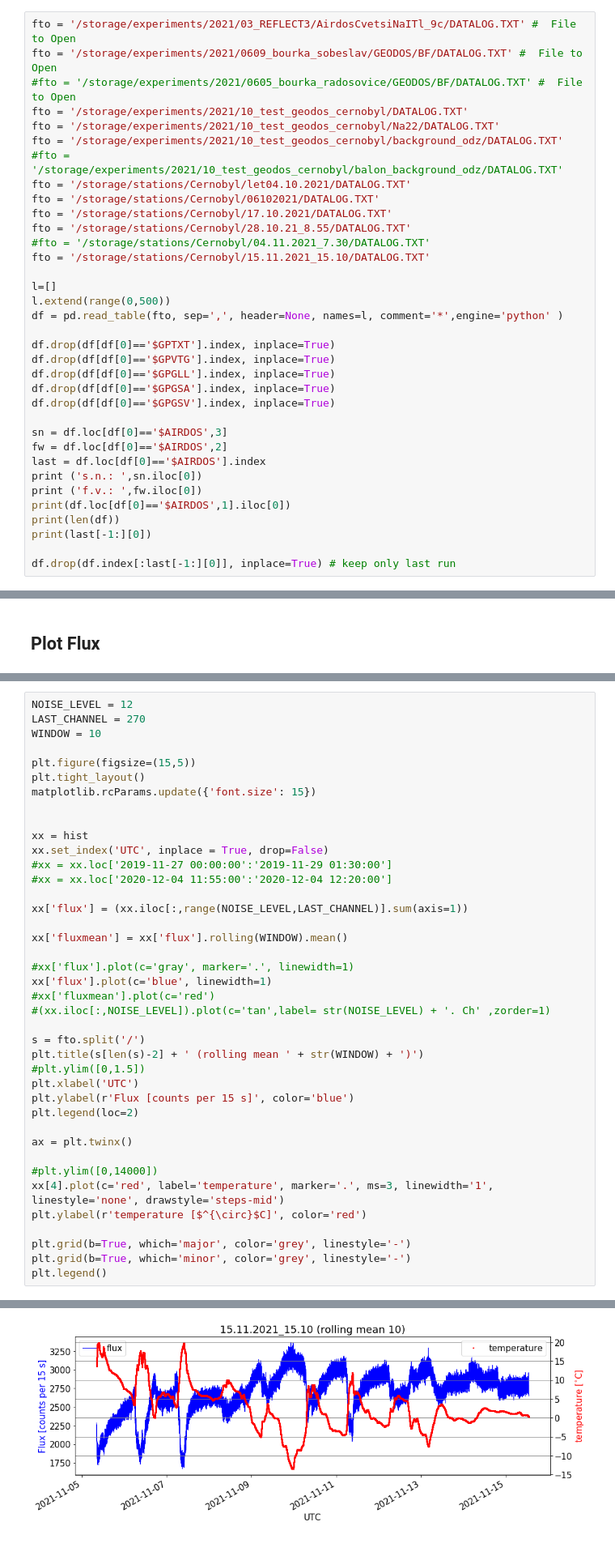
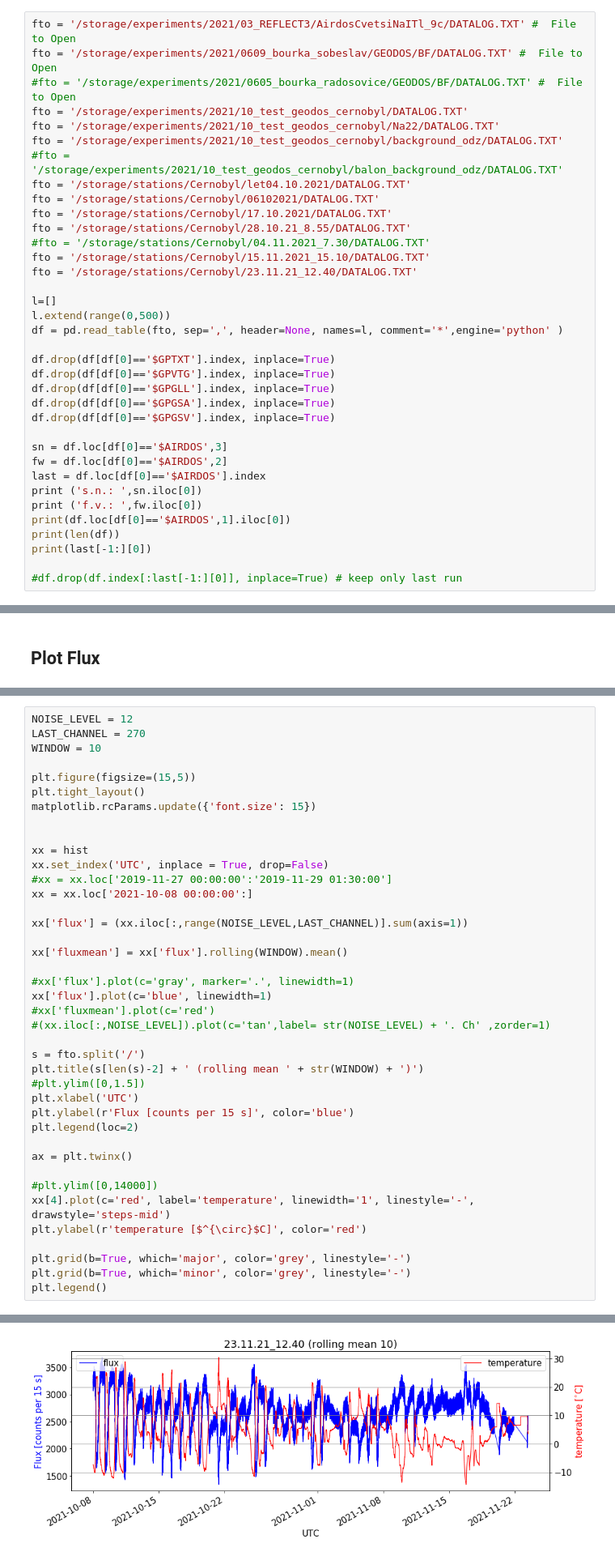
Before and after one commit to UniversalScientificTechnologies/GEODOS01, a Jupyter notebook: notebooks/GEODOS-cernobyl.ipynb, the cells around one changed output, grey strips where cells are left out. Shown: that part at 81% size. Drawn from its saved outputs; the diff is of its cells as text.

```diff
--- a/notebooks/GEODOS-cernobyl.ipynb
+++ b/notebooks/GEODOS-cernobyl.ipynb
@@ -30,6 +30,7 @@ fto = '/storage/stations/Cernobyl/17.10.2021/DATALOG.TXT'
 fto = '/storage/stations/Cernobyl/28.10.21_8.55/DATALOG.TXT'
 #fto = '/storage/stations/Cernobyl/04.11.2021_7.30/DATALOG.TXT'
 fto = '/storage/stations/Cernobyl/15.11.2021_15.10/DATALOG.TXT'
+fto = '/storage/stations/Cernobyl/23.11.21_12.40/DATALOG.TXT'
 
 l=[]
 l.extend(range(0,500))
@@ -50,7 +51,7 @@ print(df.loc[df[0]=='$AIRDOS',1].iloc[0])
 print(len(df))
 print(last[-1:][0])
 
-df.drop(df.index[:last[-1:][0]], inplace=True) # keep only last run
+#df.drop(df.index[:last[-1:][0]], inplace=True) # keep only last run
 # %% [output]
 s.n.:  1290c00806a200923c12a000a00000bf
 f.v.:  a1bf671
@@ -317,7 +319,7 @@ matplotlib.rcParams.update({'font.size': 15})
 xx = hist
 xx.set_index('UTC', inplace = True, drop=False)
 #xx = xx.loc['2019-11-27 00:00:00':'2019-11-29 01:30:00']
-#xx = xx.loc['2020-12-04 11:55:00':'2020-12-04 12:20:00']
+xx = xx.loc['2021-10-08 00:00:00':]
 
 xx['flux'] = (xx.iloc[:,range(NOISE_LEVEL,LAST_CHANNEL)].sum(axis=1))
 
@@ -338,7 +340,7 @@ plt.legend(loc=2)
 ax = plt.twinx()
 
 #plt.ylim([0,14000])
-xx[4].plot(c='red', label='temperature', marker='.', ms=3, linewidth='1', linestyle='none', drawstyle='steps-mid')
+xx[4].plot(c='red', label='temperature', linewidth='1', linestyle='-', drawstyle='steps-mid')
 plt.ylabel(r'temperature [$^{\circ}$C]', color='red')
 
 plt.grid(b=True, which='major', color='grey', linestyle='-')
@@ -349,4 +360,4 @@ plt.legend()
-[figure, old version]
+[figure, new version]
 # %%
 NOISE_LEVEL = 7
 LAST_CHANNEL = 270
```
Also changed, not shown: parts of 10 cells of this notebook, 1 other file.
